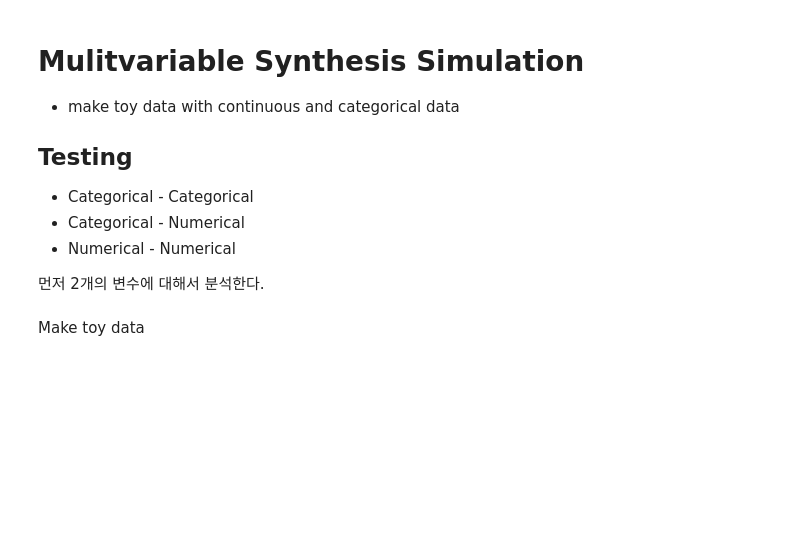
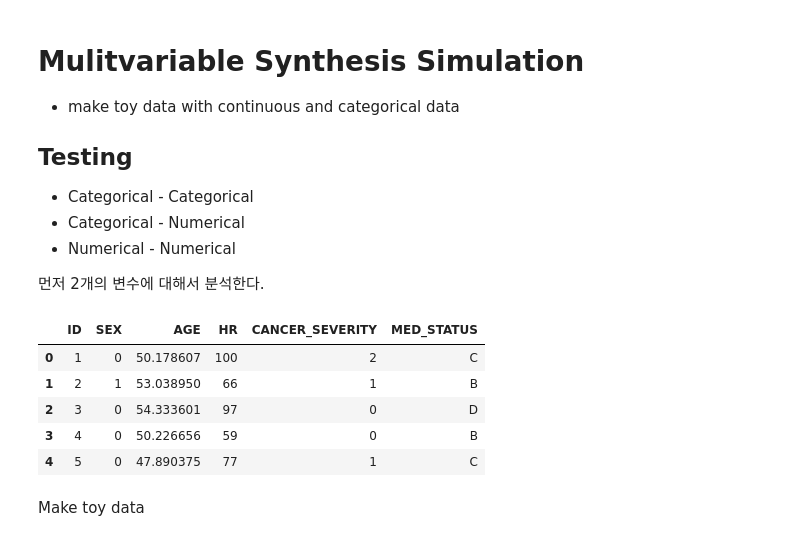
Before and after one commit to memy85/2022_MULTIVARIATE_SYNTHESIS_SIMULATION, a Jupyter notebook: explore/20220223_multivariable_simulation(C-C).ipynb, the cells around one changed output. Saved outputs shown, nothing was run; the diff lists cells and outputs as text; code cells hidden in the pictures; blank space fills up the shorter version.

```diff
--- a/explore/20220223_multivariable_simulation(C-C).ipynb
+++ b/explore/20220223_multivariable_simulation(C-C).ipynb
@@ -19,10 +19,22 @@ PROJECT_PATH = Path().cwd().parent
 DATA_PATH = PROJECT_PATH.joinpath('data/processed')
 # %%
 toy_data = pd.DataFrame({
+    "ID": [x for x in range(1,101)],
     "SEX":np.random.choice(range(0,2), 100, p=[0.6, 0.4], replace=True),
     "AGE":np.random.normal(51, 2, size=100),
-    "CANCER_SEVERITY":np.random.choice(range(0,3), 100, p=[0.7,0.2,0.1], replace=True)
+    "HR" : np.random.random_integers(40,100, 100),
+    "CANCER_SEVERITY":np.random.choice(range(0,3), 100, p=[0.7,0.2,0.1], replace=True),
+    "MED_STATUS" : np.random.choice(['A','B','C','D'], 100, p = [0.1,0.3,0.2,0.4], replace=True)
 })
+
+toy_data.head()
+# %% [output]
+|  | ID | SEX | AGE | HR | CANCER_SEVERITY | MED_STATUS |
+| 0 | 1 | 0 | 50.178607 | 100 | 2 | C |
+| 1 | 2 | 1 | 53.038950 | 66 | 1 | B |
+| 2 | 3 | 0 | 54.333601 | 97 | 0 | D |
+| 3 | 4 | 0 | 50.226656 | 59 | 0 | B |
+| 4 | 5 | 0 | 47.890375 | 77 | 1 | C |
 # %% [markdown]
 Make toy data
 # %%
```
Also changed, not shown: parts of 12 cells of this notebook, 10 other files.
